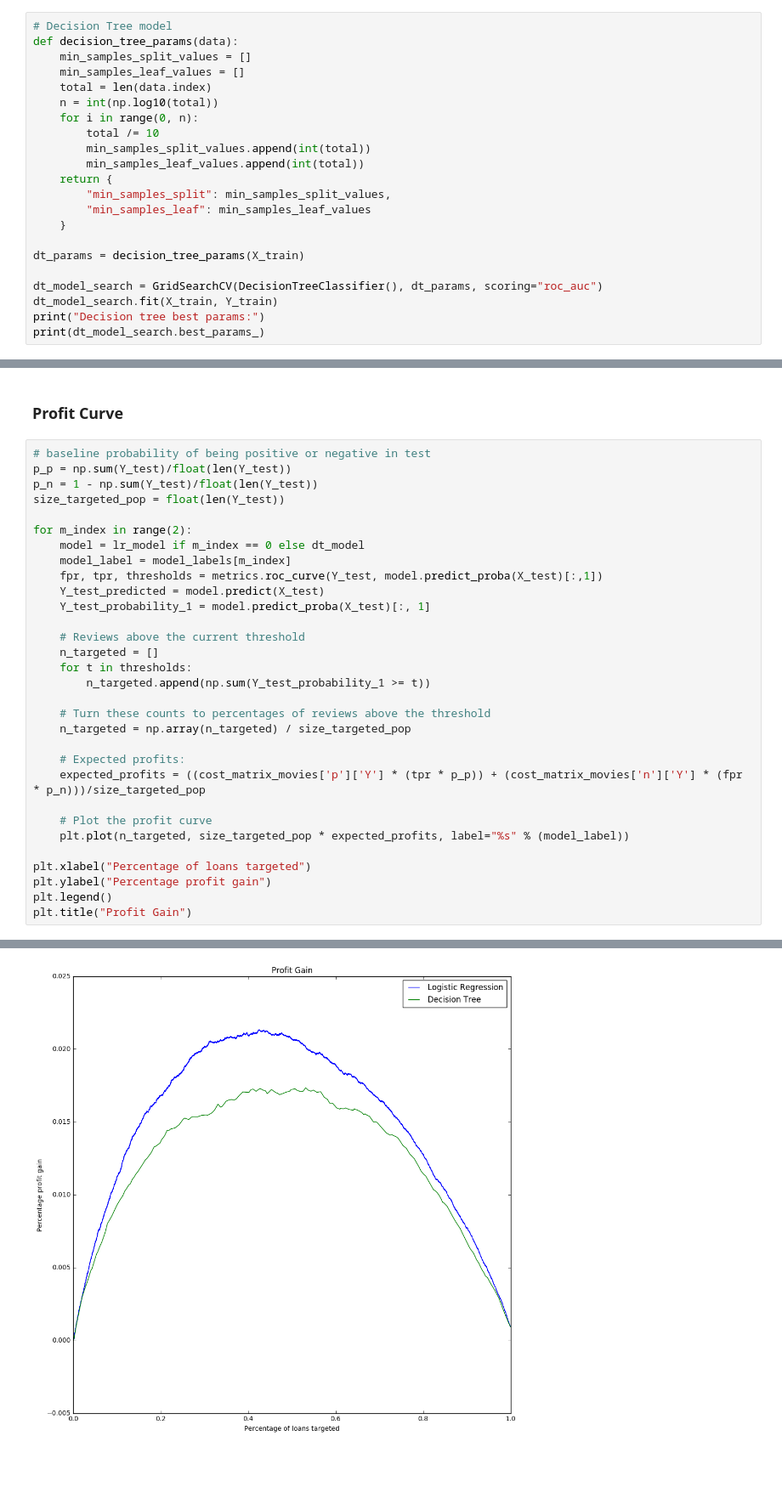
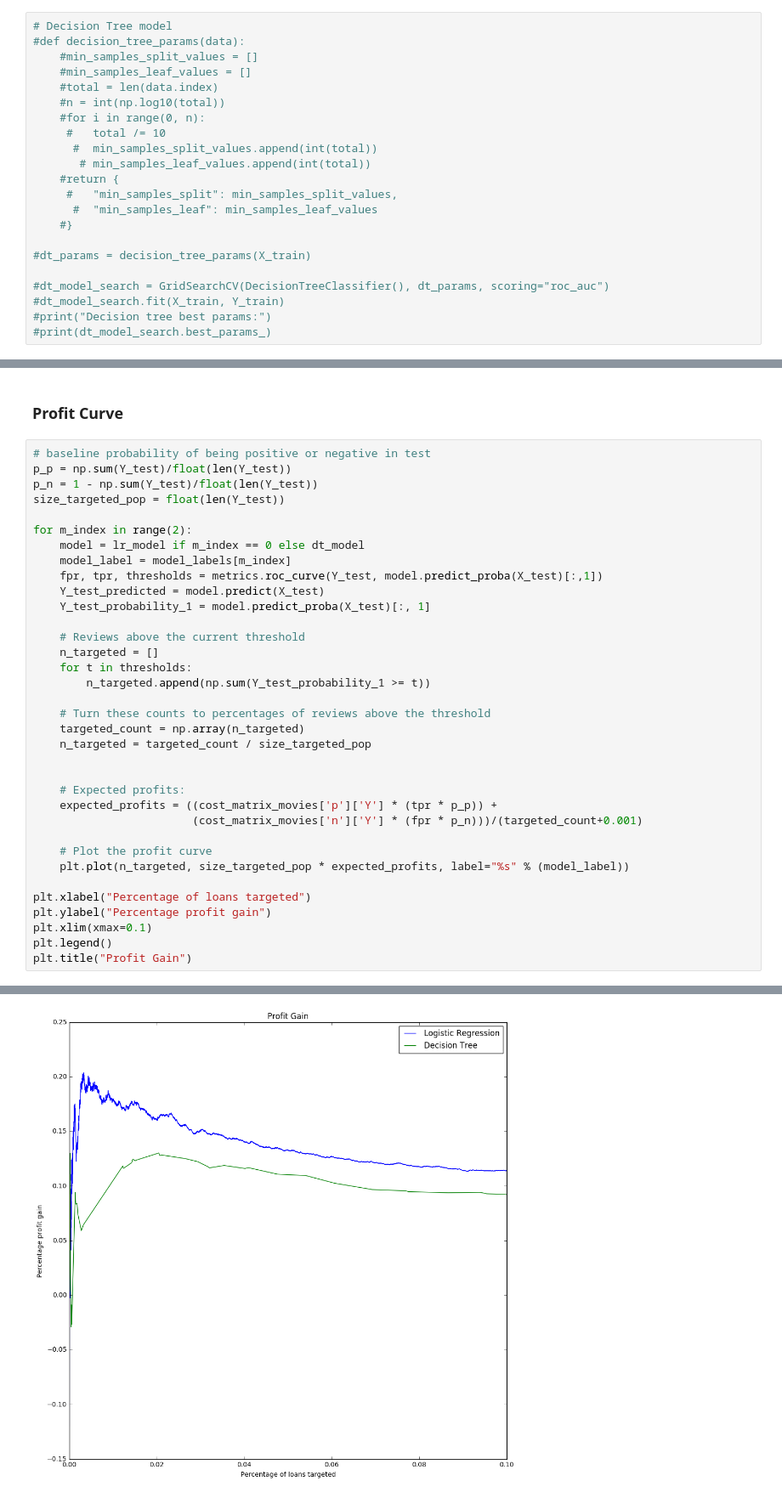
Before and after one commit to jdl359/LendingClubProject, a Jupyter notebook: Main.ipynb, the cells around one changed output, grey strips where cells are left out. Shown at 85% size. Saved outputs shown, nothing was run; the diff lists cells and outputs as text; blank space fills up the shorter version.

Commit message:
profit curve fix

```diff
--- a/Main.ipynb
+++ b/Main.ipynb
@@ -418,23 +415,23 @@ Index(['loan_amnt', 'funded_amnt', 'int_rate', 'installment', 'grade',
 ### Decision Tree
 # %%
 # Decision Tree model
-def decision_tree_params(data):
-    min_samples_split_values = []
-    min_samples_leaf_values = []
-    total = len(data.index)
-    n = int(np.log10(total))
-    for i in range(0, n):
-        total /= 10
-        min_samples_split_values.append(int(total))
-        min_samples_leaf_values.append(int(total))
-    return {
-        "min_samples_split": min_samples_split_values,
-        "min_samples_leaf": min_samples_leaf_values
-    }
+#def decision_tree_params(data):
+    #min_samples_split_values = []
+    #min_samples_leaf_values = []
+    #total = len(data.index)
+    #n = int(np.log10(total))
+    #for i in range(0, n):
+     #   total /= 10
+      #  min_samples_split_values.append(int(total))
+       # min_samples_leaf_values.append(int(total))
+    #return {
+     #   "min_samples_split": min_samples_split_values,
+      #  "min_samples_leaf": min_samples_leaf_values
+    #}
 
-dt_params = decision_tree_params(X_train)
+#dt_params = decision_tree_params(X_train)
 
-dt_model_search = GridSearchCV(DecisionTreeClassifier(), dt_params, scoring="roc_auc")
-dt_model_search.fit(X_train, Y_train)
-print("Decision tree best params:")
-print(dt_model_search.best_params_)
+#dt_model_search = GridSearchCV(DecisionTreeClassifier(), dt_params, scoring="roc_auc")
+#dt_model_search.fit(X_train, Y_train)
+#print("Decision tree best params:")
+#print(dt_model_search.best_params_)
@@ -537,36 +530,40 @@ N  0.00  0.00
 # baseline probability of being positive or negative in test
 p_p = np.sum(Y_test)/float(len(Y_test))
 p_n = 1 - np.sum(Y_test)/float(len(Y_test))
 size_targeted_pop = float(len(Y_test))
 
 for m_index in range(2):
     model = lr_model if m_index == 0 else dt_model
     model_label = model_labels[m_index]
     fpr, tpr, thresholds = metrics.roc_curve(Y_test, model.predict_proba(X_test)[:,1])
     Y_test_predicted = model.predict(X_test)
     Y_test_probability_1 = model.predict_proba(X_test)[:, 1]
 
     # Reviews above the current threshold
     n_targeted = []
     for t in thresholds:
         n_targeted.append(np.sum(Y_test_probability_1 >= t))
 
     # Turn these counts to percentages of reviews above the threshold
-    n_targeted = np.array(n_targeted) / size_targeted_pop
+    targeted_count = np.array(n_targeted)
+    n_targeted = targeted_count / size_targeted_pop
+
 
     # Expected profits:
-    expected_profits = ((cost_matrix_movies['p']['Y'] * (tpr * p_p)) + (cost_matrix_movies['n']['Y'] * (fpr * p_n)))/size_targeted_pop
+    expected_profits = ((cost_matrix_movies['p']['Y'] * (tpr * p_p)) +
+                        (cost_matrix_movies['n']['Y'] * (fpr * p_n)))/(targeted_count+0.001)
 
     # Plot the profit curve
     plt.plot(n_targeted, size_targeted_pop * expected_profits, label="%s" % (model_label))
 
 plt.xlabel("Percentage of loans targeted")
 plt.ylabel("Percentage profit gain")
+plt.xlim(xmax=0.1)
 plt.legend()
 plt.title("Profit Gain")
 # %% [output]
 <matplotlib.text.Text at 0x...>
-[figure, old version]
+[figure, new version]
 # %%
 # baseline probability of being positive or negative in test
 p_p = np.sum(Y_test)/float(len(Y_test))
```
Also changed, not shown: parts of 10 cells of this notebook.
